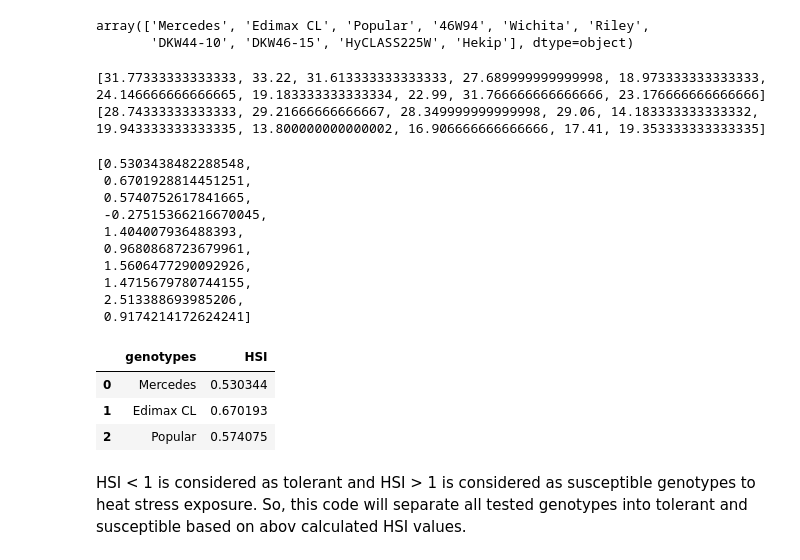
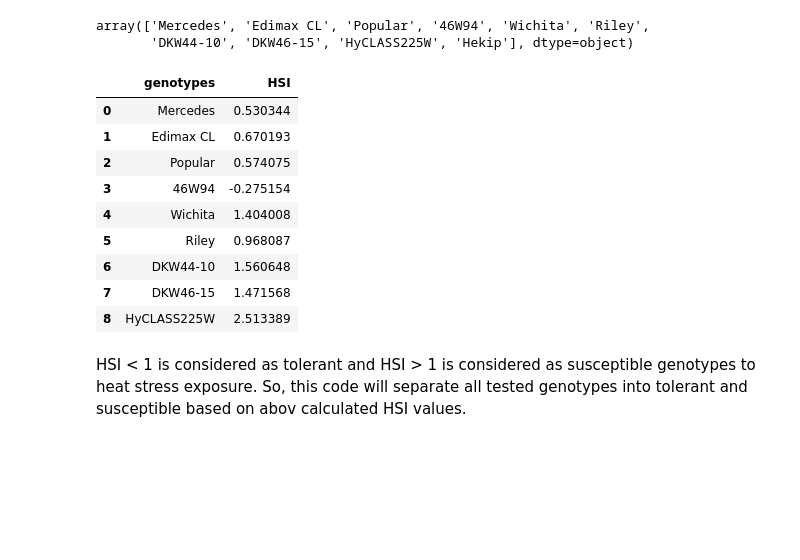
Before and after one commit to pokharelmeg/Semester-Project, a Jupyter notebook: heat_index_calculation.ipynb, the cells around one changed output. Drawn from its saved outputs; the diff is of its cells as text; code cells hidden in the pictures; blank space fills up the shorter version.

```diff
--- a/heat_index_calculation.ipynb
+++ b/heat_index_calculation.ipynb
@@ -91,5 +88,5 @@ for geno in genotypes:
     YP = df.loc[idx_geno_control, "TSW"].mean()
     YD = df.loc[idx_geno_hnt, "TSW"].mean()
 
-    HSI = HSI_function(YD,YP);
+    HSI = (1-YD/YP)/D
     HSI_values.append(HSI);
@@ -108,19 +92,0 @@ for geno in genotypes:
-# %%
-print(control_mean)
-print(hnt_mean)
-# %% [output]
-[31.77333333333333, 33.22, 31.613333333333333, 27.689999999999998, 18.973333333333333, 24.146666666666665, 19.183333333333334, 22.99, 31.766666666666666, 23.176666666666666]
-[28.74333333333333, 29.21666666666667, 28.349999999999998, 29.06, 14.183333333333332, 19.943333333333335, 13.800000000000002, 16.906666666666666, 17.41, 19.353333333333335]
-# %%
-HSI_values
-# %% [output]
-[0.5303438482288548,
- 0.6701928814451251,
- 0.5740752617841665,
- -0.27515366216670045,
- 1.404007936488393,
- 0.9680868723679961,
- 1.5606477290092926,
- 1.4715679780744155,
- 2.513388693985206,
- 0.9174214172624241]
@@ -141,12 +93,18 @@ def Compute_HSI (y):
 # %%
 # Merging two lists, genotypes and corresponding HSI values in to a data frame
 HSI_table = pd.DataFrame(list(zip(genotypes, HSI_values)), columns =['genotypes', 'HSI'])
-HSI_table.head(3)
+HSI_table.head(9)
 # %% [output]
 |  | genotypes | HSI |
 | 0 | Mercedes | 0.530344 |
 | 1 | Edimax CL | 0.670193 |
 | 2 | Popular | 0.574075 |
+| 3 | 46W94 | -0.275154 |
+| 4 | Wichita | 1.404008 |
+| 5 | Riley | 0.968087 |
+| 6 | DKW44-10 | 1.560648 |
+| 7 | DKW46-15 | 1.471568 |
+| 8 | HyCLASS225W | 2.513389 |
 # %% [markdown]
 HSI < 1 is considered as tolerant and HSI > 1 is considered as susceptible genotypes to heat stress exposure. So, this code will separate all tested genotypes into tolerant and susceptible based on  abov calculated HSI values.
 # %%
```
Also changed, not shown: parts of 3 cells of this notebook.
